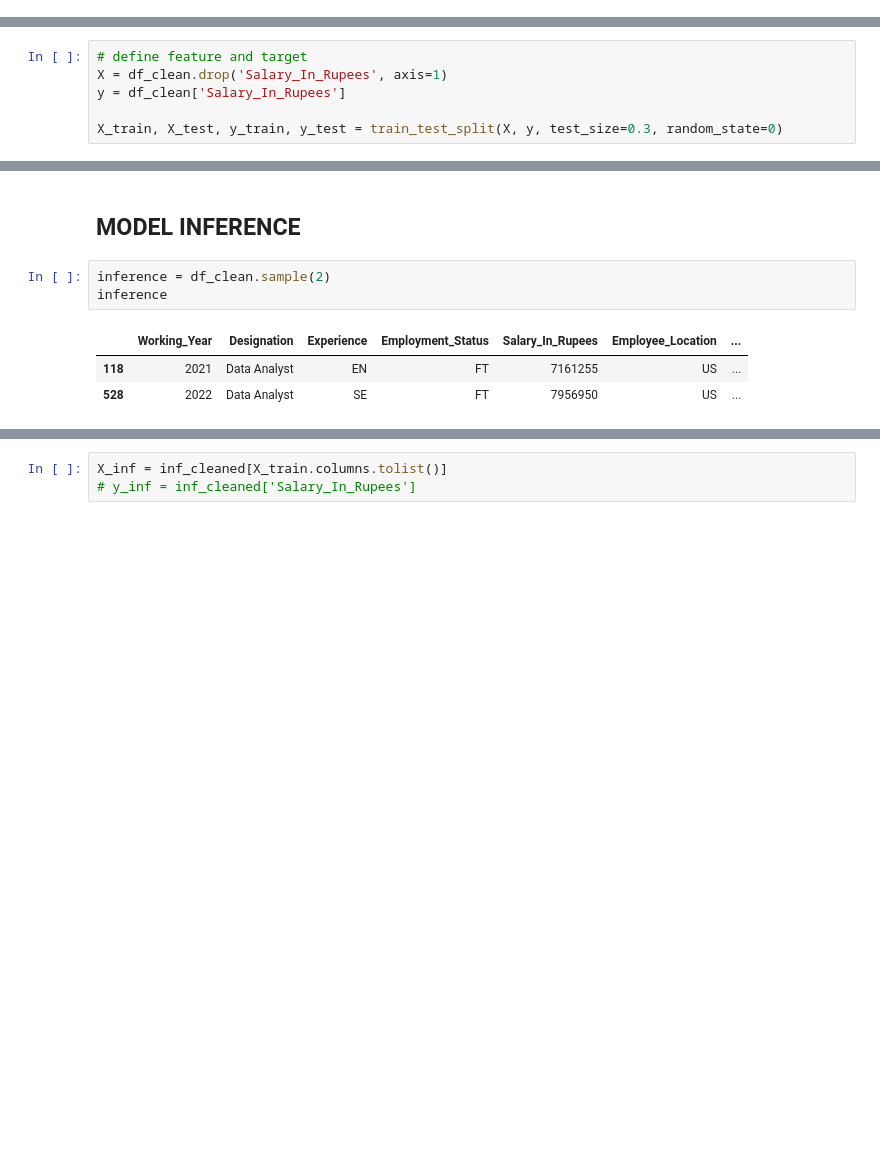
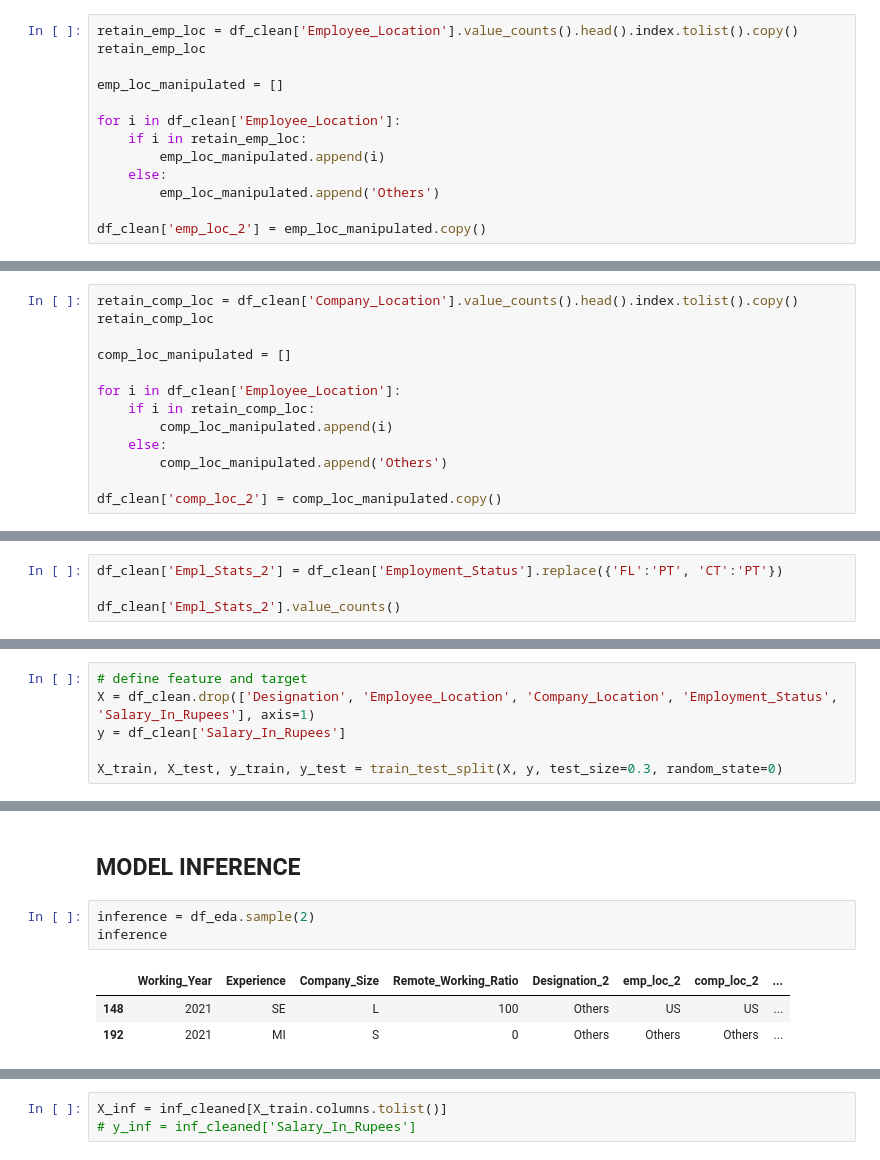
Before and after one commit to rafifaditio/Exercise, a Jupyter notebook: salary_pred.ipynb, the cells around one changed output, grey strips where cells are left out. Cells and saved outputs as stored; diff of their text form; blank space fills up the shorter version.

```diff
--- a/salary_pred.ipynb
+++ b/salary_pred.ipynb
@@ -203,0 +318,13 @@ memory usage: 39.7+ KB
+# %%
+retain_emp_loc = df_clean['Employee_Location'].value_counts().head().index.tolist().copy()
+retain_emp_loc
+
+emp_loc_manipulated = []
+
+for i in df_clean['Employee_Location']:
+    if i in retain_emp_loc:
+        emp_loc_manipulated.append(i)
+    else:
+        emp_loc_manipulated.append('Others')
+
+df_clean['emp_loc_2'] = emp_loc_manipulated.copy()
@@ -203,0 +333,13 @@ memory usage: 39.7+ KB
+# %%
+retain_comp_loc = df_clean['Company_Location'].value_counts().head().index.tolist().copy()
+retain_comp_loc
+
+comp_loc_manipulated = []
+
+for i in df_clean['Employee_Location']:
+    if i in retain_comp_loc:
+        comp_loc_manipulated.append(i)
+    else:
+        comp_loc_manipulated.append('Others')
+
+df_clean['comp_loc_2'] = comp_loc_manipulated.copy()
@@ -203,0 +356,4 @@ memory usage: 39.7+ KB
+# %%
+df_clean['Empl_Stats_2'] = df_clean['Employment_Status'].replace({'FL':'PT', 'CT':'PT'})
+
+df_clean['Empl_Stats_2'].value_counts()
@@ -255,6 +425,6 @@ df_clean
 # %%
 # define feature and target
-X = df_clean.drop('Salary_In_Rupees', axis=1)
+X = df_clean.drop(['Designation', 'Employee_Location', 'Company_Location', 'Employment_Status', 'Salary_In_Rupees'], axis=1)
 y = df_clean['Salary_In_Rupees']
 
 X_train, X_test, y_train, y_test = train_test_split(X, y, test_size=0.3, random_state=0)
@@ -1005,12 +982,12 @@ test:  3331721.823736156
 # %% [markdown]
 ## **MODEL INFERENCE**
 # %%
-inference = df_clean.sample(2)
+inference = df_eda.sample(2)
 inference
 # %% [output]
-|  | Working_Year | Designation | Experience | Employment_Status | Salary_In_Rupees | Employee_Location | ... |
-| 118 | 2021 | Data Analyst | EN | FT | 7161255 | US | ... |
-| 528 | 2022 | Data Analyst | SE | FT | 7956950 | US | ... |
+|  | Working_Year | Experience | Company_Size | Remote_Working_Ratio | Designation_2 | emp_loc_2 | comp_loc_2 | ... |
+| 148 | 2021 | SE | L | 100 | Others | US | US | ... |
+| 192 | 2021 | MI | S | 0 | Others | Others | Others | ... |
 # %%
 # capping outlier
 inf = wins.transform(inference)
```
Also changed, not shown: parts of 79 cells of this notebook.
